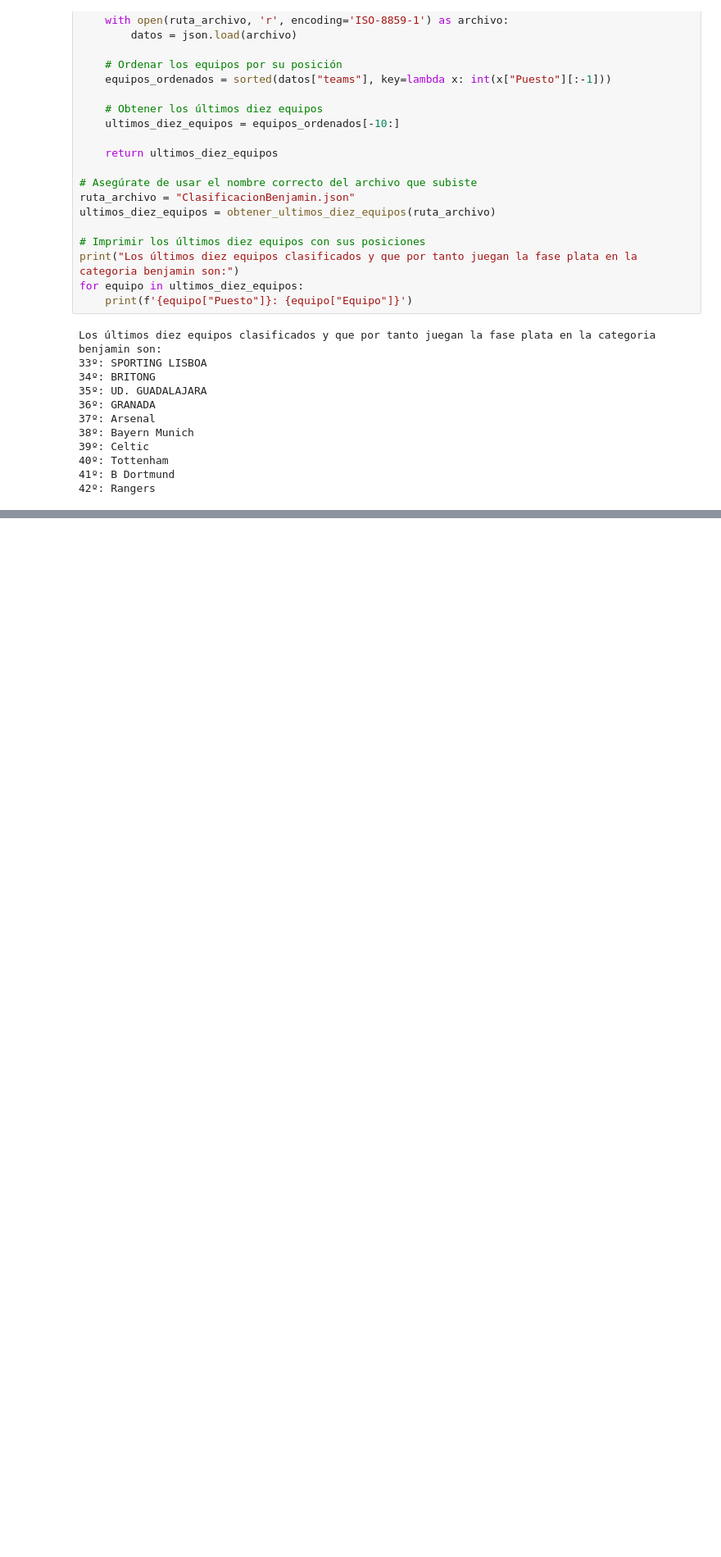
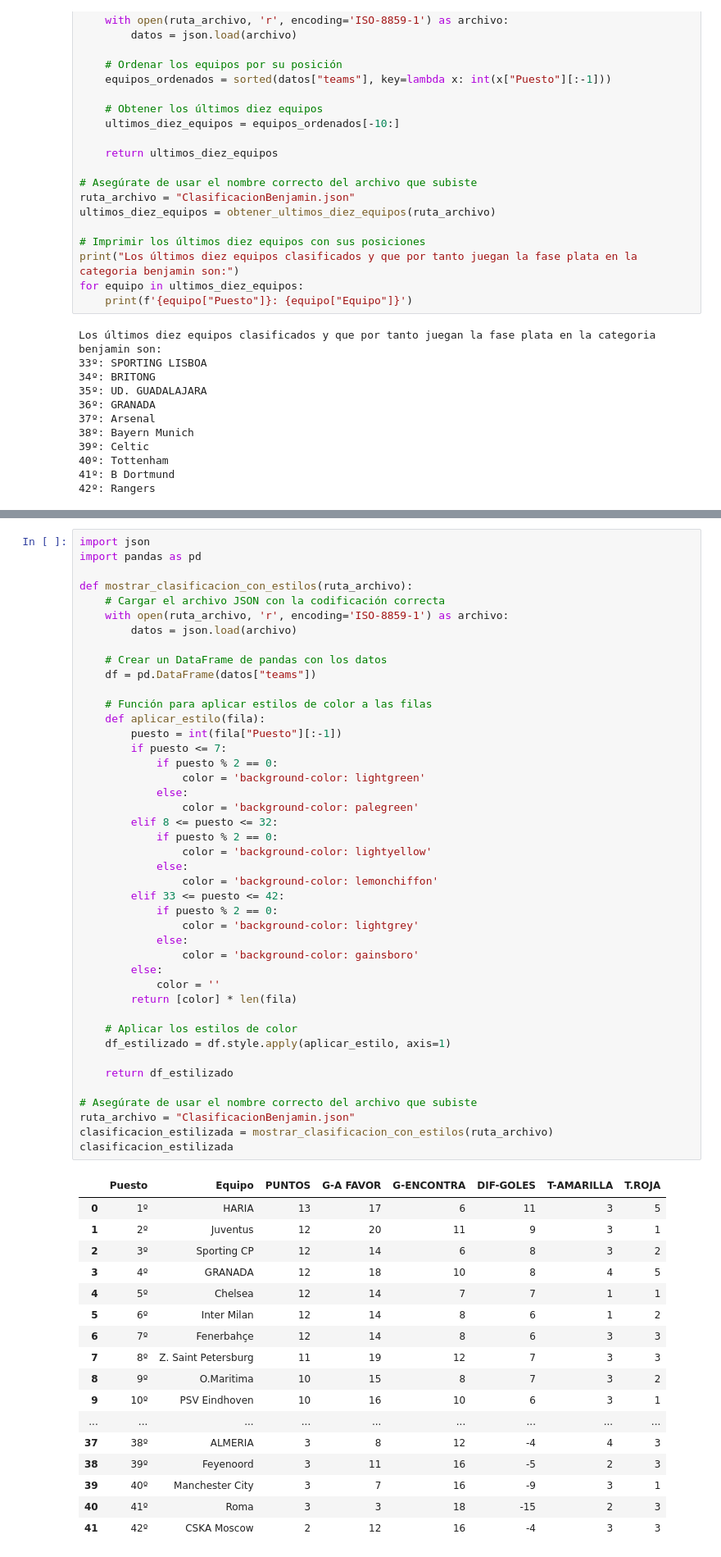
Before and after one commit to AransDino/AransDino, a Jupyter notebook: clasificacionfaseinicialbenjamin.ipynb, the cells around one changed output, grey strips where cells are left out. Shown at 82% size. Drawn from its saved outputs; the diff is of its cells as text; blank space fills up the shorter version.

```diff
--- a/clasificacionfaseinicialbenjamin.ipynb
+++ b/clasificacionfaseinicialbenjamin.ipynb
@@ -110,0 +139,61 @@ clasificacion_general
+# %%
+import json
+import pandas as pd
+
+def mostrar_clasificacion_con_estilos(ruta_archivo):
+    # Cargar el archivo JSON con la codificación correcta
+    with open(ruta_archivo, 'r', encoding='ISO-8859-1') as archivo:
+        datos = json.load(archivo)
+
+    # Crear un DataFrame de pandas con los datos
+    df = pd.DataFrame(datos["teams"])
+
+    # Función para aplicar estilos de color a las filas
+    def aplicar_estilo(fila):
+        puesto = int(fila["Puesto"][:-1])
+        if puesto <= 7:
+            if puesto % 2 == 0:
+                color = 'background-color: lightgreen'
+            else:
+                color = 'background-color: palegreen'
+        elif 8 <= puesto <= 32:
+            if puesto % 2 == 0:
+                color = 'background-color: lightyellow'
+            else:
+                color = 'background-color: lemonchiffon'
+        elif 33 <= puesto <= 42:
+            if puesto % 2 == 0:
+                color = 'background-color: lightgrey'
+            else:
+                color = 'background-color: gainsboro'
+        else:
+            color = ''
+        return [color] * len(fila)
+
+    # Aplicar los estilos de color
+    df_estilizado = df.style.apply(aplicar_estilo, axis=1)
+
+    return df_estilizado
+
+# Asegúrate de usar el nombre correcto del archivo que subiste
+ruta_archivo = "ClasificacionBenjamin.json"
+clasificacion_estilizada = mostrar_clasificacion_con_estilos(ruta_archivo)
+clasificacion_estilizada
+# %% [output]
+|  | Puesto | Equipo | PUNTOS | G-A FAVOR | G-ENCONTRA | DIF-GOLES | T-AMARILLA | T.ROJA |
+| 0 | 1º | HARIA | 13 | 17 | 6 | 11 | 3 | 5 |
+| 1 | 2º | Juventus | 12 | 20 | 11 | 9 | 3 | 1 |
+| 2 | 3º | Sporting CP | 12 | 14 | 6 | 8 | 3 | 2 |
+| 3 | 4º | GRANADA | 12 | 18 | 10 | 8 | 4 | 5 |
+| 4 | 5º | Chelsea | 12 | 14 | 7 | 7 | 1 | 1 |
+| 5 | 6º | Inter Milan | 12 | 14 | 8 | 6 | 1 | 2 |
+| 6 | 7º | Fenerbahçe | 12 | 14 | 8 | 6 | 3 | 3 |
+| 7 | 8º | Z. Saint Petersburg | 11 | 19 | 12 | 7 | 3 | 3 |
+| 8 | 9º | O.Maritima | 10 | 15 | 8 | 7 | 3 | 2 |
+| 9 | 10º | PSV Eindhoven | 10 | 16 | 10 | 6 | 3 | 1 |
+| ... | ... | ... | ... | ... | ... | ... | ... | ... |
+| 37 | 38º | ALMERIA | 3 | 8 | 12 | -4 | 4 | 3 |
+| 38 | 39º | Feyenoord | 3 | 11 | 16 | -5 | 2 | 3 |
+| 39 | 40º | Manchester City | 3 | 7 | 16 | -9 | 3 | 1 |
+| 40 | 41º | Roma | 3 | 3 | 18 | -15 | 2 | 3 |
+| 41 | 42º | CSKA Moscow | 2 | 12 | 16 | -4 | 3 | 3 |
```
Also changed, not shown: parts of 1 cell of this notebook.
